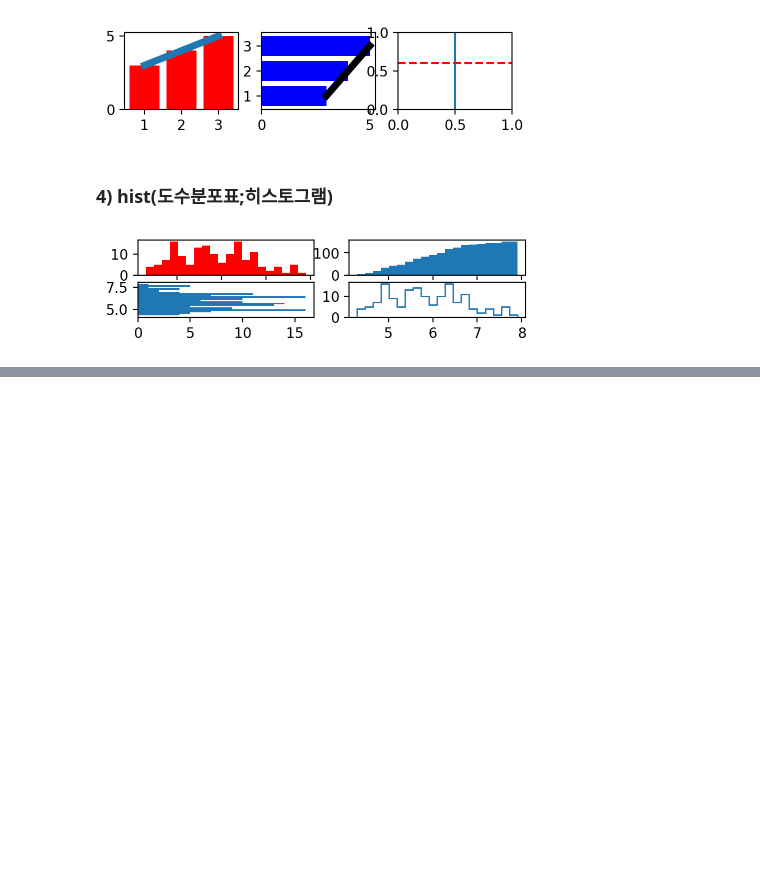
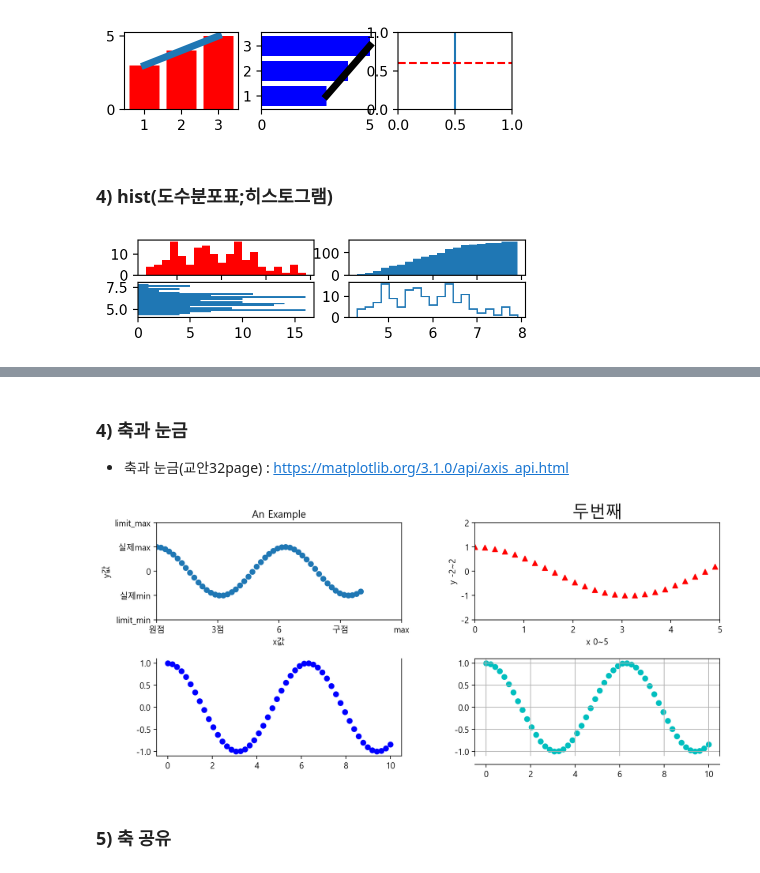
Before and after one commit to k-j-hyun/ai_x, a Jupyter notebook: source/01_python/ch12_데이터시각화_1matplotlib.ipynb, the cells around one changed output, grey strips where cells are left out. Cells and saved outputs as stored; diff of their text form; code cells hidden in the pictures; blank space fills up the shorter version.

```diff
--- a/source/01_python/ch12_데이터시각화_1matplotlib.ipynb
+++ b/source/01_python/ch12_데이터시각화_1matplotlib.ipynb
@@ -273,0 +309,41 @@ plt.show
+# %% [markdown]
+### 4)  축과 눈금
+- 축과 눈금(교안32page) : https://matplotlib.org/3.1.0/api/axis_api.html
+# %%
+import numpy as np
+x = np.linspace(0, 10) # 0부터 10까지 50개(기본값) 값을 배열로 생성
+y = np.cos(x)
+fig, axes = plt.subplots(2, 2, figsize=(12,5))
+
+# 서브 플롯끼리 여백 조정
+plt.subplots_adjust(hspace=0.4, wspace=0.3) # hspace=위아래 여백, wspace=좌우 여백
+
+# 각 그래프 커스터마이징
+axes[0,0].scatter(x, y)
+axes[0, 0].set(title='An Example', ylabel='y값', xlabel='x값',
+               xlim=[0, 12], # x축 눈금의 범위
+               ylim=[-2, 2], # y축 눈금의 범위
+               xticks=[0, 3, 6, 9, 12], # x축 눈금
+               xticklabels=['원점', '3점', 6, '구점', 'max'], # x축 눈금 라벨
+               yticks=[-2, -1, 0, 1, 2], # y축 눈금
+               yticklabels=['limit_min', '실제min', 0, '실제max', 'limit_max'], # y축 눈금 라벨
+               )
+
+axes[0,1].scatter(x, y, c='r', marker='^')
+axes[0,1].set_title('두번째', fontsize=20)
+axes[0,1].set_xlim(0,5) # set(xlim=[0.5])
+axes[0,1].set_ylim(-2,2)
+axes[0,1].set_xlabel('x 0~5')
+axes[0,1].set_ylabel('y -2~2')
+
+axes[1,0].scatter(x, y, c='b')
+axes[1,0].spines['top'].set_visible(False) # 그래프 외곽 선 없애기
+
+axes[1,1].scatter(x, y, c='c')
+axes[1,1].spines['bottom'].set_position( ('outward', 10) ) # 그래프 외곽 선 간격 띄우기
+axes[1,1].grid(True)
+plt.show()
+# %% [output]
+[figure, added]
+# %% [markdown]
+### 5) 축 공유
```
Also changed, not shown: parts of 14 cells of this notebook, 8 other files.
